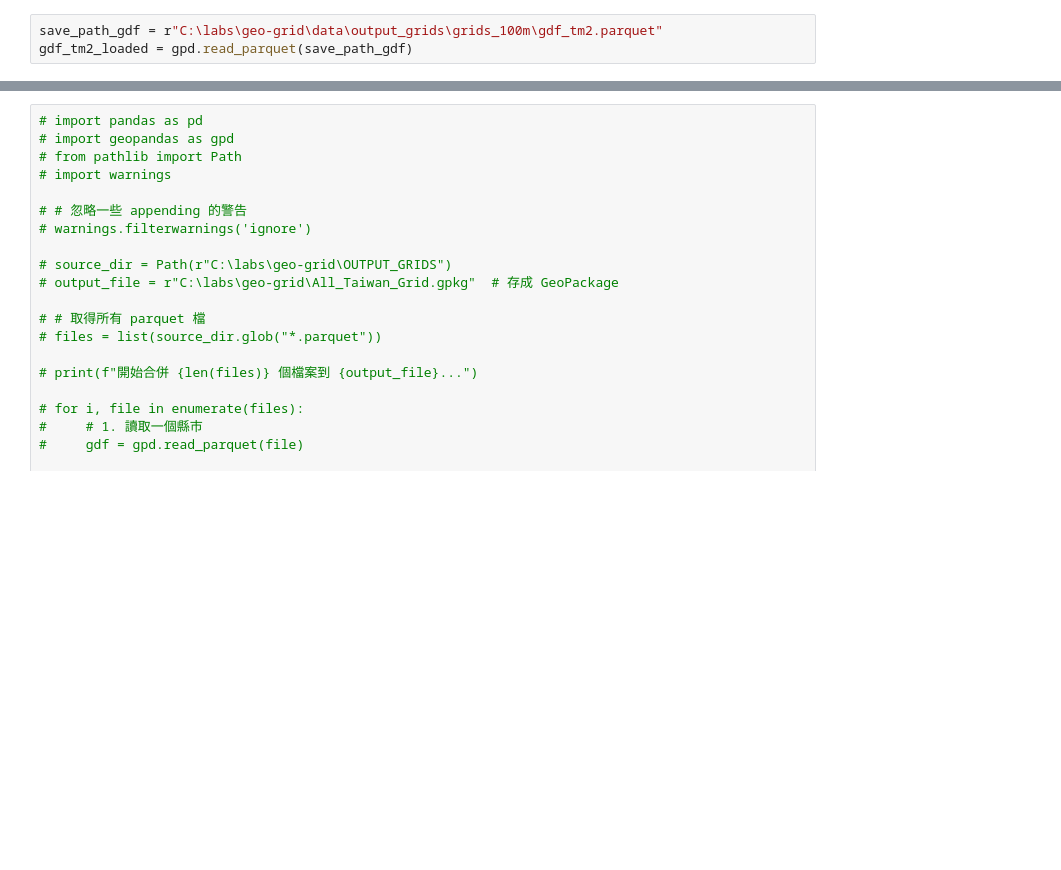
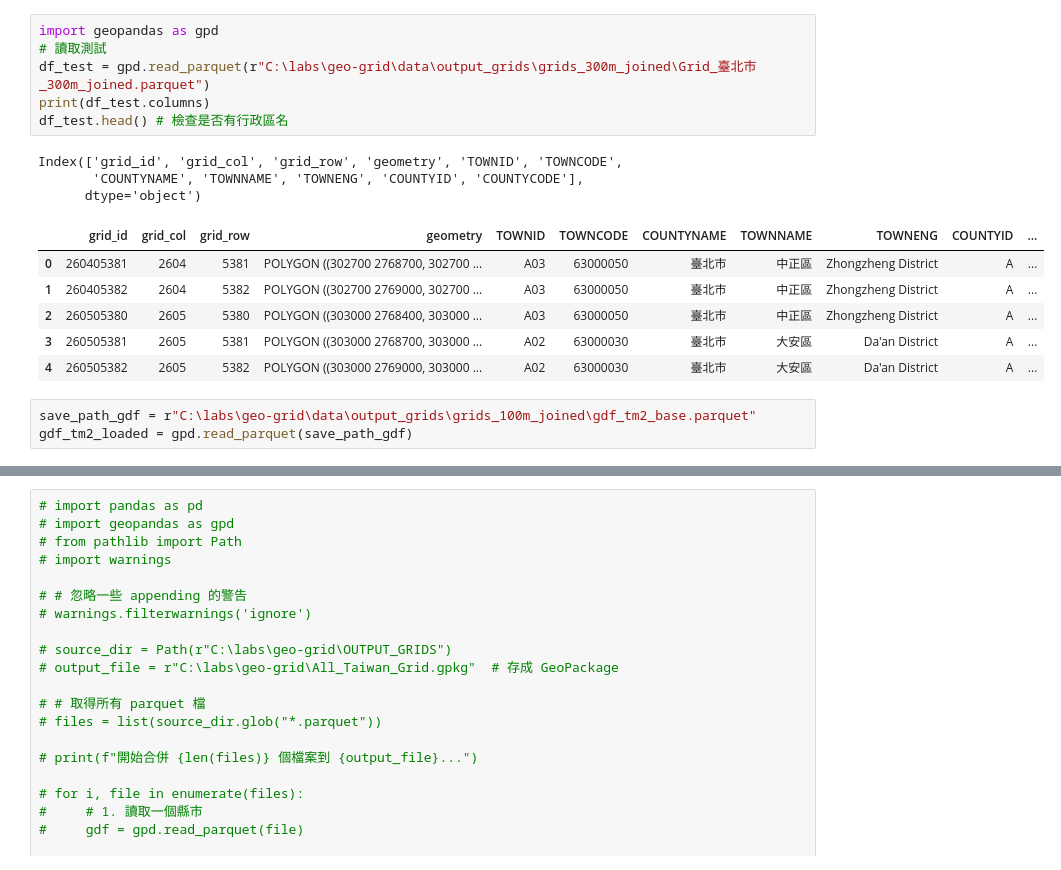
Before and after one commit to parksontyc/geo-grid, a Jupyter notebook: src/main_grid.ipynb, the cells around one changed output, grey strips where cells are left out. Drawn from its saved outputs; the diff is of its cells as text; blank space fills up the shorter version.

```diff
--- a/src/main_grid.ipynb
+++ b/src/main_grid.ipynb
@@ -57,3 +51,19 @@ print("全部作業完成！")
+# %%
+import geopandas as gpd
+# 讀取測試
+df_test = gpd.read_parquet(r"C:\labs\geo-grid\data\output_grids\grids_300m_joined\Grid_臺北市_300m_joined.parquet")
+print(df_test.columns)
+df_test.head() # 檢查是否有行政區名
+# %% [output]
+Index(['grid_id', 'grid_col', 'grid_row', 'geometry', 'TOWNID', 'TOWNCODE',
+       'COUNTYNAME', 'TOWNNAME', 'TOWNENG', 'COUNTYID', 'COUNTYCODE'],
+      dtype='object')
+|  | grid_id | grid_col | grid_row | geometry | TOWNID | TOWNCODE | COUNTYNAME | TOWNNAME | TOWNENG | COUNTYID | ... |
+| 0 | 260405381 | 2604 | 5381 | POLYGON ((302700 2768700, 302700 ... | A03 | 63000050 | 臺北市 | 中正區 | Zhongzheng District | A | ... |
+| 1 | 260405382 | 2604 | 5382 | POLYGON ((302700 2769000, 302700 ... | A03 | 63000050 | 臺北市 | 中正區 | Zhongzheng District | A | ... |
+| 2 | 260505380 | 2605 | 5380 | POLYGON ((303000 2768400, 303000 ... | A03 | 63000050 | 臺北市 | 中正區 | Zhongzheng District | A | ... |
+| 3 | 260505381 | 2605 | 5381 | POLYGON ((303000 2768700, 303000 ... | A02 | 63000030 | 臺北市 | 大安區 | Da'an District | A | ... |
+| 4 | 260505382 | 2605 | 5382 | POLYGON ((303000 2769000, 303000 ... | A02 | 63000030 | 臺北市 | 大安區 | Da'an District | A | ... |
 # %%
-save_path_gdf = r"C:\labs\geo-grid\data\output_grids\grids_100m\gdf_tm2.parquet"
+save_path_gdf = r"C:\labs\geo-grid\data\output_grids\grids_100m_joined\gdf_tm2_base.parquet"
 gdf_tm2_loaded = gpd.read_parquet(save_path_gdf)
```
Also changed, not shown: parts of 9 cells of this notebook, 7 other files.
